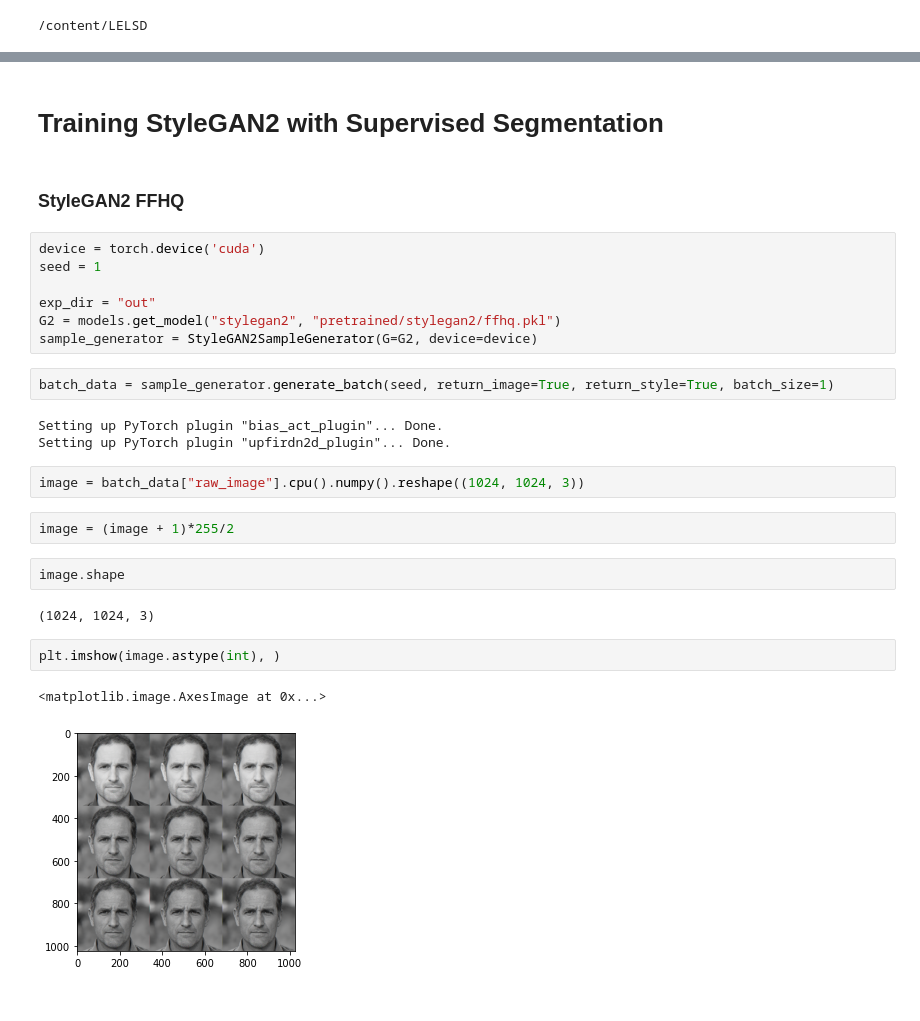
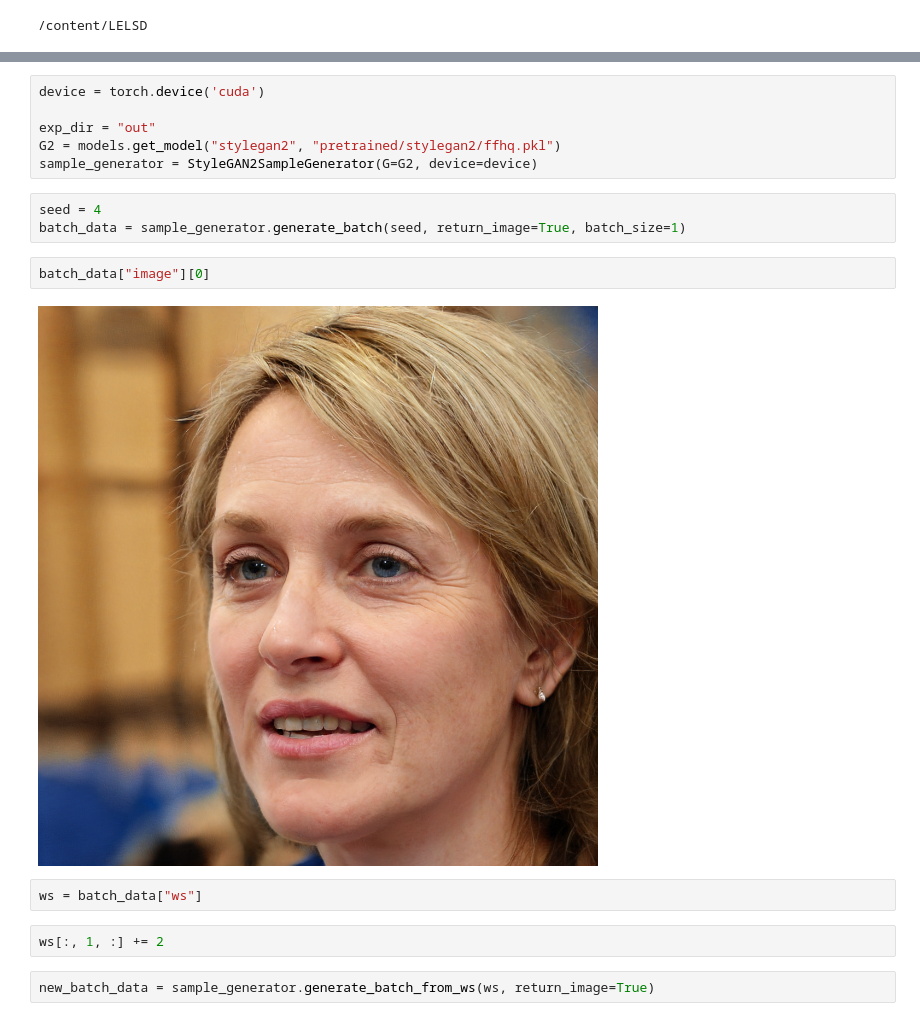
Before and after one commit to IVRL/LELSD, a Jupyter notebook: notebooks/experiment1.ipynb, the cells around one changed output, grey strips where cells are left out. Saved outputs shown, nothing was run; the diff lists cells and outputs as text.

```diff
--- a/notebooks/experiment1.ipynb
+++ b/notebooks/experiment1.ipynb
@@ -65,30 +63,20 @@ from utils.segmentation_utils import FaceSegmentation, StuffSegmentation, GANLin
 from lelsd import LELSD
-# %% [markdown]
-# Training StyleGAN2 with Supervised Segmentation
-# %% [markdown]
-### StyleGAN2 FFHQ
 # %%
 device = torch.device('cuda')
-seed = 1
 
 exp_dir = "out"
 G2 = models.get_model("stylegan2", "pretrained/stylegan2/ffhq.pkl")
 sample_generator = StyleGAN2SampleGenerator(G=G2, device=device)
 # %%
-batch_data = sample_generator.generate_batch(seed, return_image=True, return_style=True, batch_size=1)
+seed = 4
+batch_data = sample_generator.generate_batch(seed, return_image=True, batch_size=1)
-# %% [output]
-Setting up PyTorch plugin "bias_act_plugin"... Done.
-Setting up PyTorch plugin "upfirdn2d_plugin"... Done.
-# %%
-image = batch_data["raw_image"].cpu().numpy().reshape((1024, 1024, 3))
+# %%
+batch_data["image"][0]
+# %% [output]
+[figure, added]
+# %%
+ws = batch_data["ws"]
 # %%
-image = (image + 1)*255/2
+ws[:, 1, :] += 2
-# %%
-image.shape
-# %% [output]
-(1024, 1024, 3)
-# %%
-plt.imshow(image.astype(int), )
-# %% [output]
-<matplotlib.image.AxesImage at 0x...>
-[figure, removed]
+# %%
+new_batch_data = sample_generator.generate_batch_from_ws(ws, return_image=True)
```
Also changed, not shown: parts of 4 cells of this notebook.
